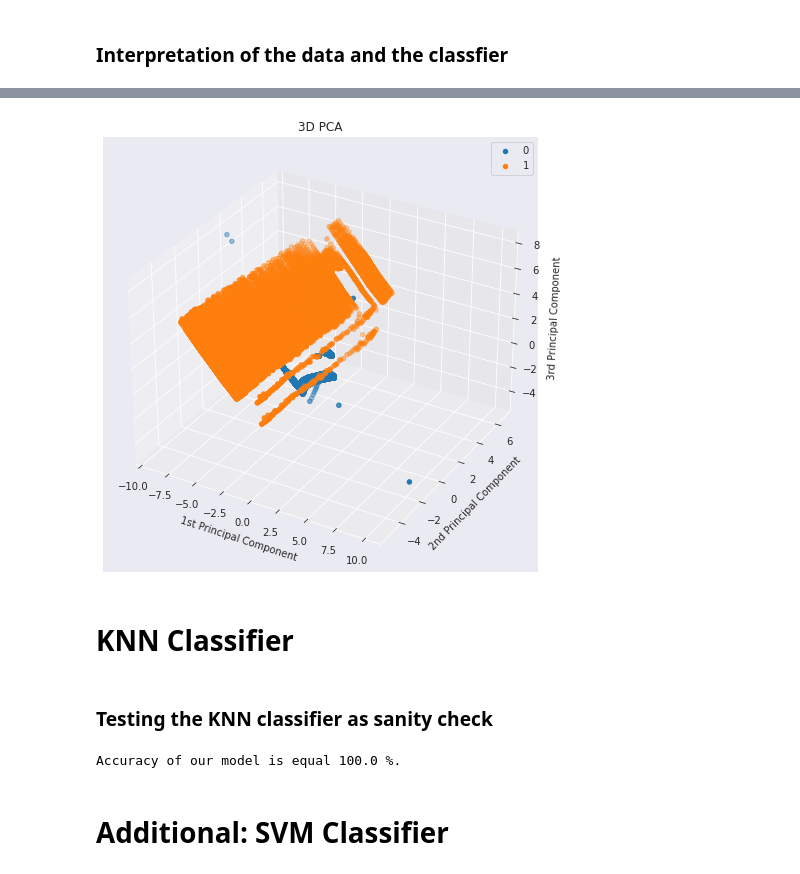
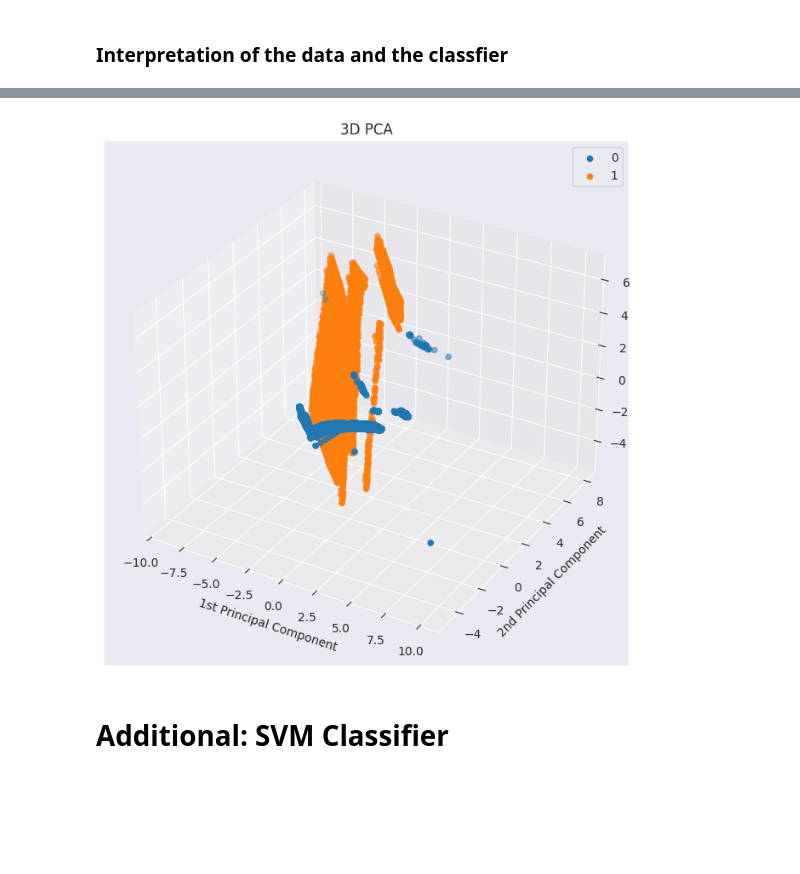
Before and after one commit to kathrinthenhausen/EnergySystems, a Jupyter notebook: Classification.ipynb, the cells around one changed output, grey strips where cells are left out. Drawn from its saved outputs; the diff is of its cells as text; code cells hidden in the pictures; blank space fills up the shorter version.

```diff
--- a/Classification.ipynb
+++ b/Classification.ipynb
@@ -247,22 +250,18 @@ X_test_pca = pca.transform(X_test)
 # %%
 plt.figure(figsize=(12, 8))  # Adjust figure size if needed
 ax = plt.subplot(111, projection='3d')  # Create a 3D subplot
 
 # Plot the PCA
 # Assuming you have a 'y_train' array for labels to color the points
 # If you don't have labels, you can just use one color for all points
 for label in np.unique(y_train):
-    ax.scatter(X_train_pca[y_train == label, 0], X_train_pca[y_train == label, 2], X_train_pca[y_train == label, 1], label=label)
+    ax.scatter(X_train_pca[y_train == label, 0], X_train_pca[y_train == label, 1], X_train_pca[y_train == label, 2], label=label)
 
 plt.title("3D PCA")
 ax.set_xlabel("1st Principal Component")
 ax.set_ylabel("2nd Principal Component")
 ax.set_zlabel("3rd Principal Component")
 plt.legend()
 plt.show()
 # %% [output]
-[figure, old version]
+[figure, new version]
-# %% [markdown]
-# KNN Classifier
-# %% [markdown]
-### Testing the KNN classifier as sanity check
@@ -290,8 +268,3 @@ Y_pred = classifier.predict(X_test)
-# %%
-accuracy = accuracy_score(y_test, y_pred)*100
-print('Accuracy of our model is equal ' + str(round(accuracy, 2)) + ' %.')
-# %% [output]
-Accuracy of our model is equal 100.0 %.
 # %% [markdown]
 # Additional: SVM Classifier
 # %% [markdown]
```
Also changed, not shown: parts of 23 cells of this notebook.
